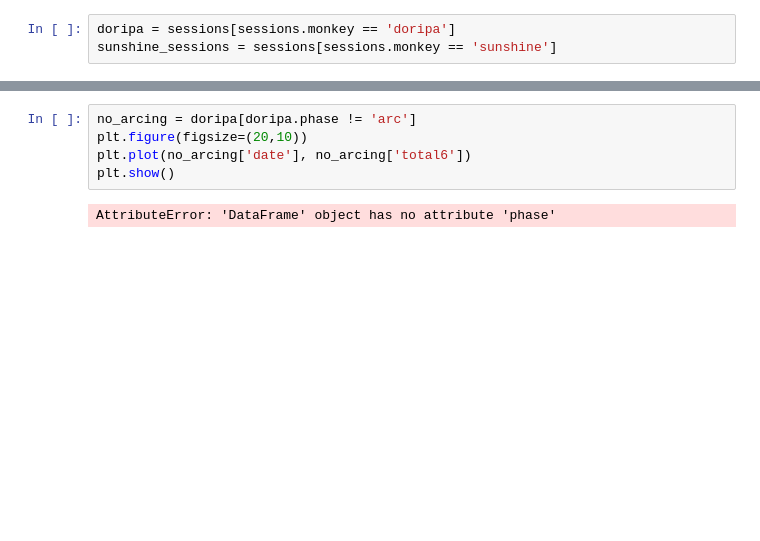
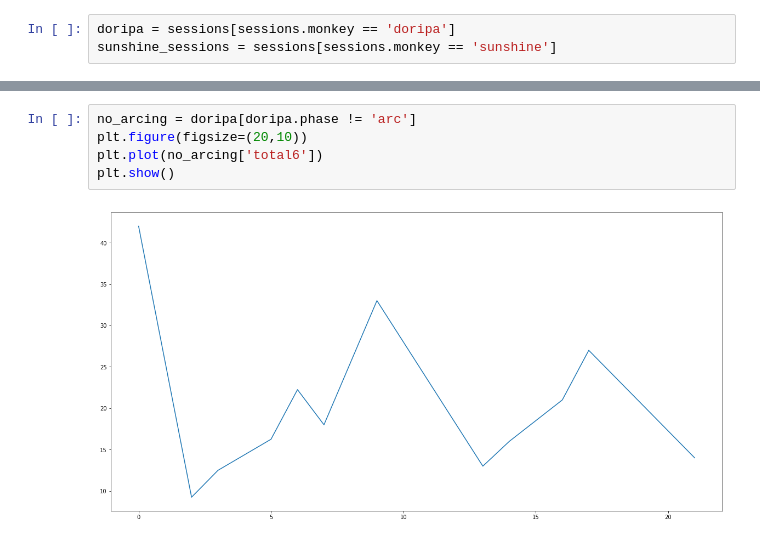
Before and after one commit to gardiac2002/monkies, a Jupyter notebook: Sessions Analysis.ipynb, the cells around one changed output, grey strips where cells are left out. Drawn from its saved outputs; the diff is of its cells as text; blank space fills up the shorter version.

```diff
--- a/Sessions Analysis.ipynb
+++ b/Sessions Analysis.ipynb
@@ -55,10 +78,10 @@ plt.show()
 # %%
 no_arcing = doripa[doripa.phase != 'arc']
 plt.figure(figsize=(20,10))
-plt.plot(no_arcing['date'], no_arcing['total6'])
+plt.plot(no_arcing['total6'])
 plt.show()
 # %% [output]
-AttributeError: 'DataFrame' object has no attribute 'phase'
+[figure, added]
 # %%
 plt.hist(no_arcing['total'])
 plt.show()
```
Also changed, not shown: parts of 6 cells of this notebook, 3 other files.
